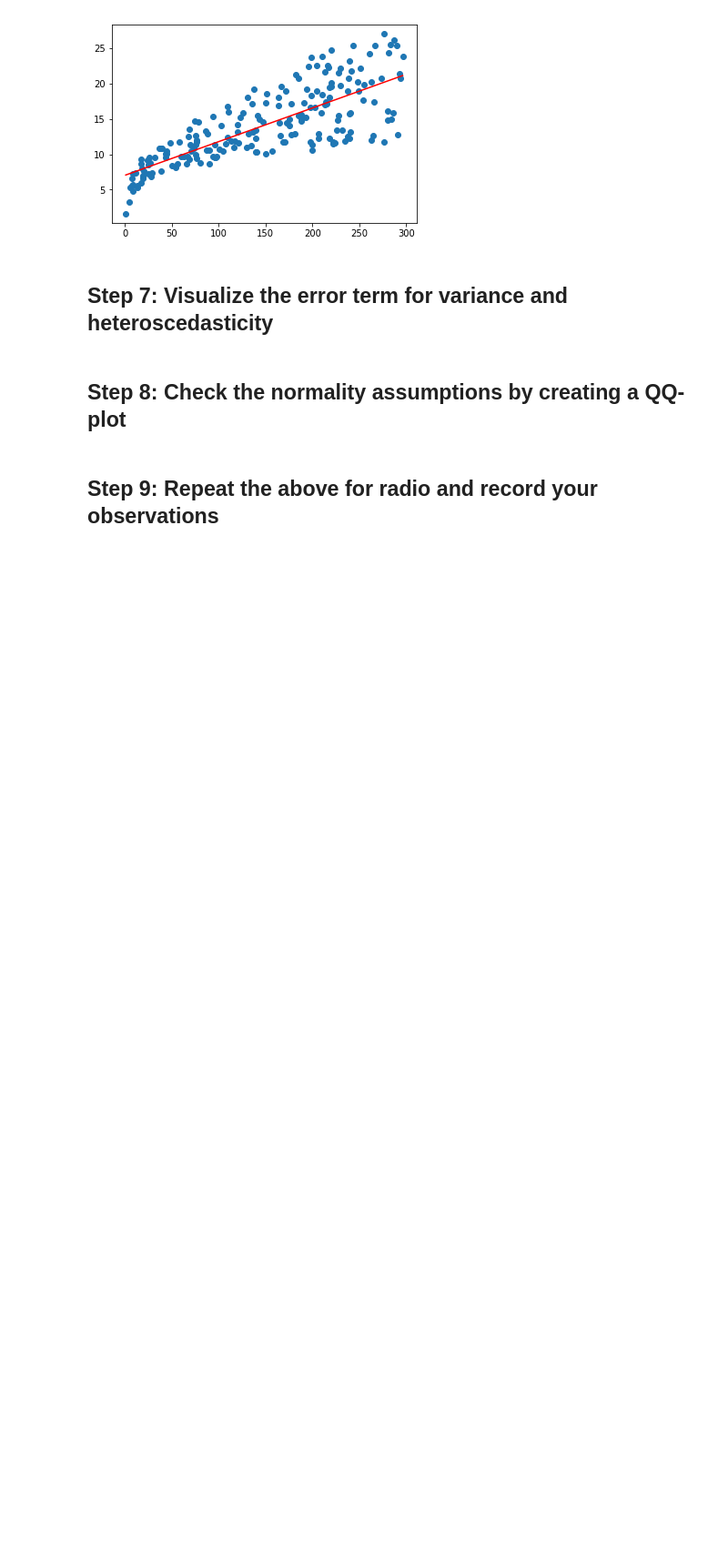
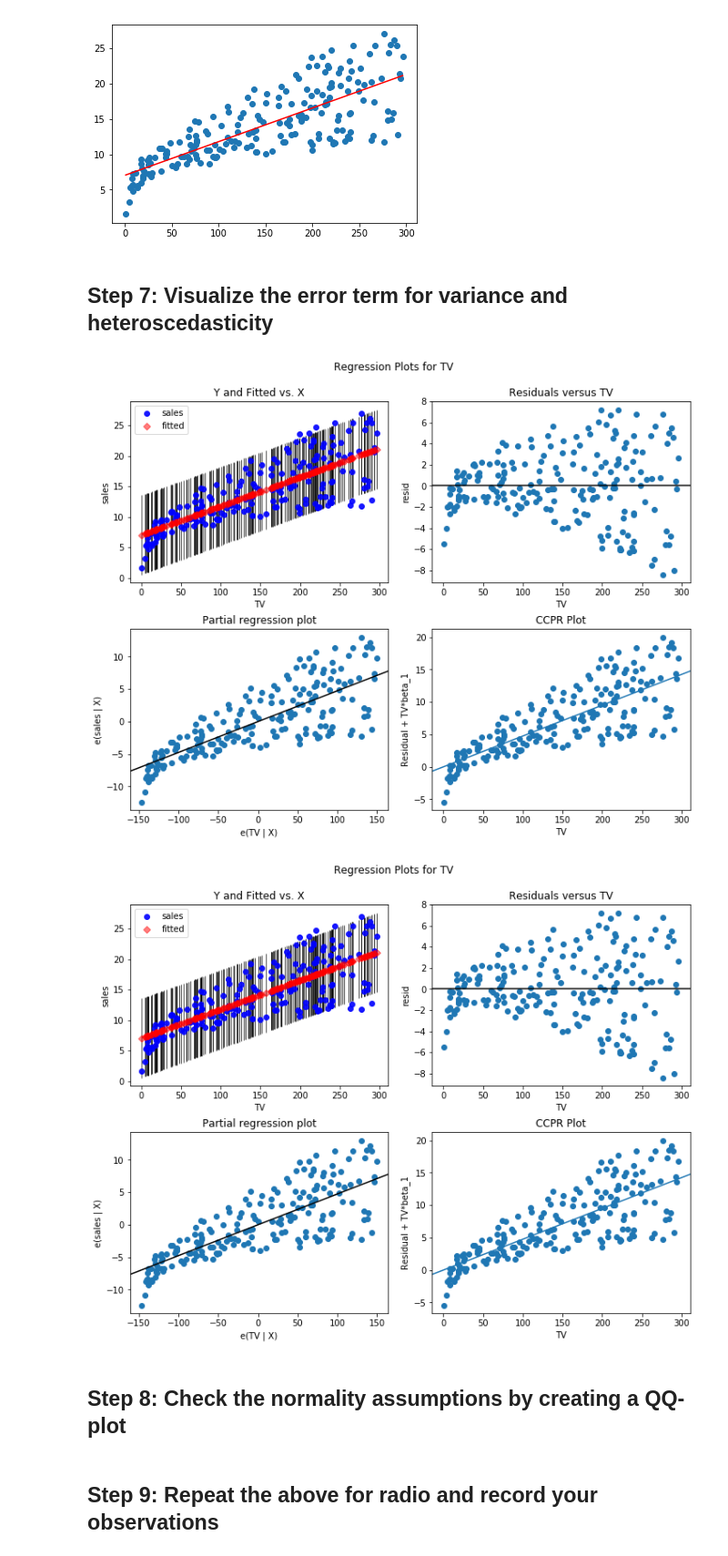
Before and after one commit to Mcllstr/dsc-ols-statsmodels-lab-dc-ds-060319, a Jupyter notebook: index.ipynb, the cells around one changed output. Shown at 91% size. Saved outputs shown, nothing was run; the diff lists cells and outputs as text; code cells hidden in the pictures; blank space fills up the shorter version.

```diff
--- a/index.ipynb
+++ b/index.ipynb
@@ -166,7 +166,10 @@ plt.plot(new_df.TV, predictions, color='red')
 ## Step 7: Visualize the error term for variance and heteroscedasticity
 # %%
 fig=plt.figure(figsize=(10,8))
-sm.graphics.plot_regress_exog(model, 'TV', figsize=(10,8))
+sm.graphics.plot_regress_exog(model, 'TV', fig=fig)
+# %% [output]
+[figure, added]
+[figure, added]
 # %%
 # Record Your observations on heteroscedasticity
 # %% [markdown]
```
